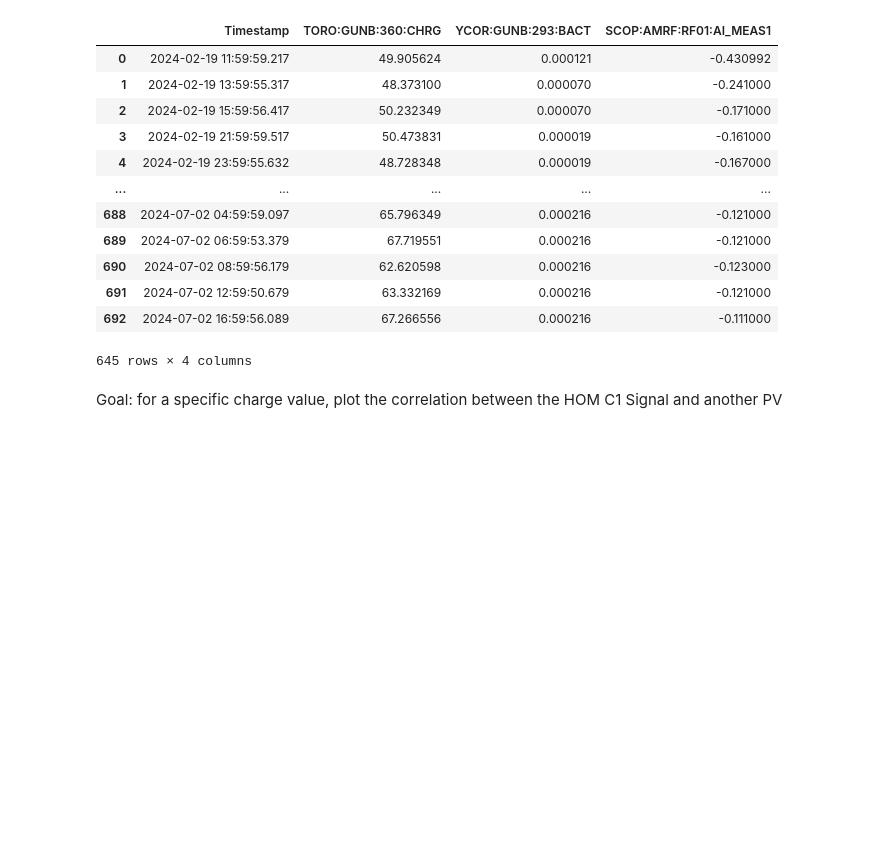
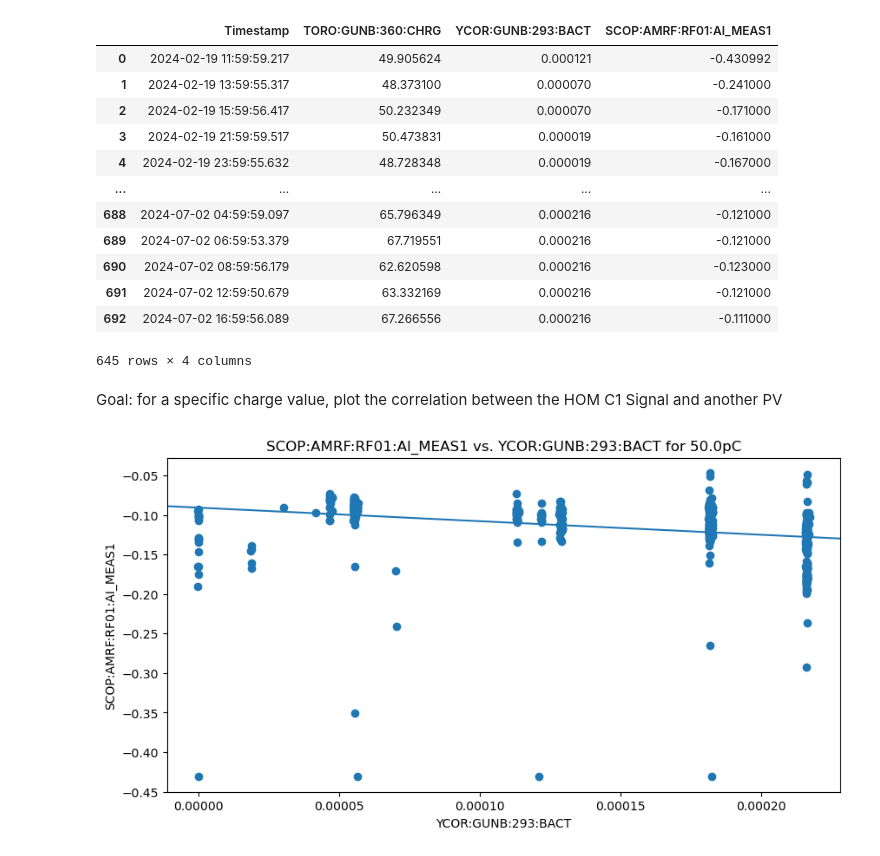
Before and after one commit to jpgtordilla/hombom24, a Jupyter notebook: archive-analysis/lcls-tools-plots/charge_separated_plots/develop_epics_archiver_filter.ipynb, the cells around one changed output. Saved outputs shown, nothing was run; the diff lists cells and outputs as text; code cells hidden in the pictures; blank space fills up the shorter version.

Commit message:
created example correlation, solving uncertainty problem

```diff
--- a/archive-analysis/lcls-tools-plots/charge_separated_plots/develop_epics_archiver_filter.ipynb
+++ b/archive-analysis/lcls-tools-plots/charge_separated_plots/develop_epics_archiver_filter.ipynb
@@ -86,6 +86,8 @@ Goal: merge with the other PVs by Timestamp, within some margin of error
 # %%
 def merge_with_margin_on_timestamp(df_1: pd.DataFrame, df_2: pd.DataFrame, time_margin_seconds: float):
     """Merges two DataFrames on similar timestamps, where timestamps differ by less than the time specified by the time_margin parameter.
+
+    Creates additional columns that store the time difference between the true and comparison timestamps.
 
     :param df_1: First DataFrame with a Timestamp column.
     :param df_2: Second DataFrame with a Timestamp column.
@@ -96,8 +98,14 @@ def merge_with_margin_on_timestamp(df_1: pd.DataFrame, df_2: pd.DataFrame, time_
     df_1["Timestamp"] = pd.to_datetime(df_1["Timestamp"])
     df_2["Timestamp"] = pd.to_datetime(df_2["Timestamp"])
 
-    # Use the pandas method merge_asof to merge the DataFrames within a tolerance value (pandas.pydata.org/docs/reference/api/pandas.merge_asof.html)
+    """Use the pandas method merge_asof to merge the DataFrames within a tolerance value (pandas.pydata.org/docs/reference/api/pandas.merge_asof.html).
+    According to the pd.merge_asof() function, the first DataFrame parameter in the function defines what the second DataFrame is compared to.
+    Therefore, the first DataFrame will have a time-axis uncertainty of 0.
+    The second DataFrame will have some uncertainty ranging from 0 to the time_margin_seconds value.
+    """
+
     df_merged = pd.merge_asof(df_1, df_2, on="Timestamp", direction="nearest", tolerance=pd.Timedelta(f"{time_margin_seconds}s"))
+    # TODO: compute the time difference between the second and first DataFrames and add a new column
 
     # Convert values in the Timestamp column back to String objects, remove NaN rows, and return
     timestamp_list = df_merged["Timestamp"].to_list()
@@ -123,13 +131,37 @@ df_correl
 645 rows × 4 columns
 # %% [markdown]
 Goal: for a specific charge value, plot the correlation between the HOM C1 Signal and another PV
-# %%
-def plot_correlation(df: pd.DataFrame, pv_y: str, pv_x: str):
-    """Plots the correlation between two columns in a DataFrame.
-    :param df: DataFrame with a Timestamp column and an arbitrary amount of PV columns.
-    :param pv_y: String representation of the PV to be plotted on the y-axis.
-    :param pv_x: String representation of the PV to be plotted on the x-axis.
-    """
-    pass
-
-# For Q ~ 50 pC, plot the correlation between HOM C1 vs. YCOR
+# %%
+def plot_correlation(df: pd.DataFrame, pv_y: str, pv_x: str, pv_charge: str, charge_val: float, charge_tolerance: float):
+    """Plots the correlation between two columns in a DataFrame, separated by a specific charge value (pC).
+
+    The DataFrame will be modified to only include rows that contain a charge value within a given tolerance percentage range (0.0-1.0).
+
+    :param df: DataFrame with a Timestamp column and an arbitrary amount of PV columns.
+    :param pv_y: String representation of the PV to be plotted on the y-axis.
+    :param pv_x: String representation of the PV to be plotted on the x-axis.
+    :param pv_charge: String representation of the charge PV by which to filter the DataFrame.
+    :param charge_val: The charge value in pC by which to separate out rows.
+    :param charge_tolerance: The percentage tolerance between 0.0-1.0 (inclusive) to inform how large of a spread of charge values are kept in the DataFrame.
+    """
+
+    # filter out unwanted charges
+    df_charge_filtered = df[(df[pv_charge] >= charge_val - (charge_val * charge_tolerance)) & (df[pv_charge] <= charge_val + (charge_val * charge_tolerance))]
+    fig, ax = plt.subplots(figsize=(10, 5))
+    # plot correlation points
+    x = df_charge_filtered[pv_x]
+    y = df_charge_filtered[pv_y]
+    ax.scatter(x, y)
+    # create a line of best fit
+    slope, intercept = np.polyfit(x, y, deg=1)
+    ax.axline(xy1=(0, intercept), slope=slope, label=f"y = {slope:.3f}x + {intercept:.3f}")
+    # set labels
+    ax.set_title(f"{pv_y} vs. {pv_x} for {charge_val}pC")
+    ax.set_xlabel(pv_x)
+    ax.set_ylabel(pv_y)
+    plt.show()
+
+# For Q ~ 50 pC, plot the correlation between HOM C1 vs. YCOR
+plot_correlation(df_correl, pv_y="SCOP:AMRF:RF01:AI_MEAS1", pv_x="YCOR:GUNB:293:BACT", pv_charge="TORO:GUNB:360:CHRG", charge_val=50.0, charge_tolerance=0.5)
+# %% [output]
+[figure, added]
```
Also changed, not shown: parts of 1 cell of this notebook.
